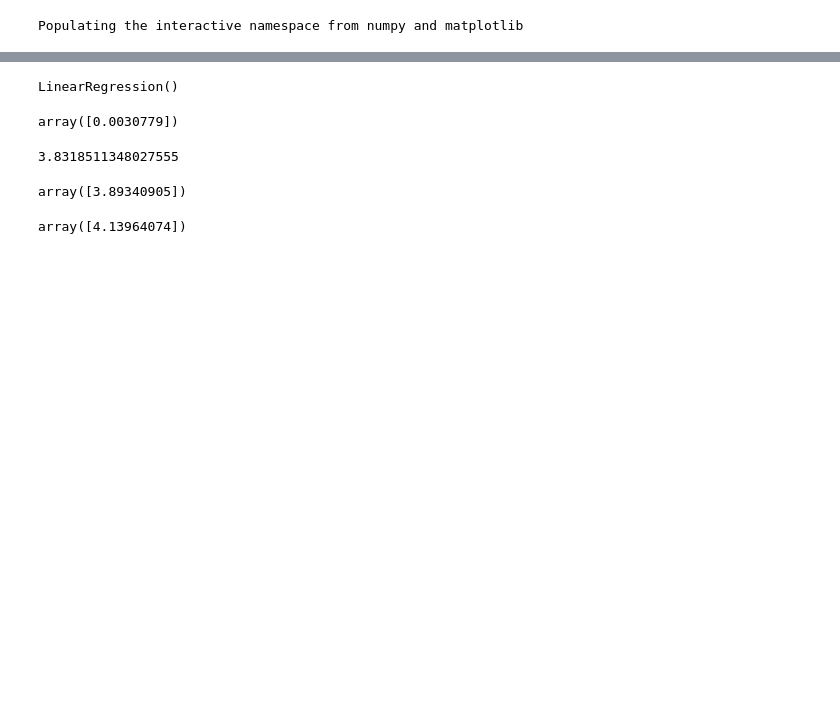
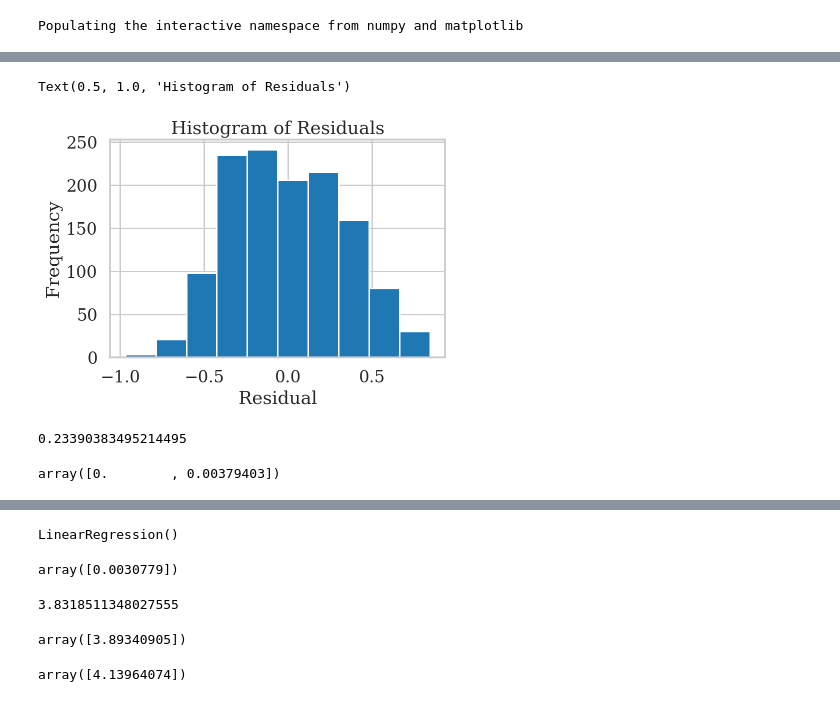
Before and after one commit to mattsegall/metis-project-2, a Jupyter notebook: Cleaning & Analysis Practice.ipynb, the cells around one changed output, grey strips where cells are left out. Drawn from its saved outputs; the diff is of its cells as text; code cells hidden in the pictures; blank space fills up the shorter version.

```diff
--- a/Cleaning & Analysis Practice.ipynb
+++ b/Cleaning & Analysis Practice.ipynb
@@ -110,0 +150,9 @@ wine_data.shape
+# %%
+y_resid = y - y_predicted
+hist(y_resid, bins=10)
+plt.xlabel('Residual')
+plt.ylabel('Frequency')
+plt.title('Histogram of Residuals')
+# %% [output]
+Text(0.5, 1.0, 'Histogram of Residuals')
+[figure, added]
@@ -110,0 +168,9 @@ wine_data.shape
+# %%
+score = lr.score(X, y)
+score
+# %% [output]
+0.23390383495214495
+# %%
+lr.coef_
+# %% [output]
+array([0.        , 0.00379403])
```
Also changed, not shown: parts of 28 cells of this notebook.
